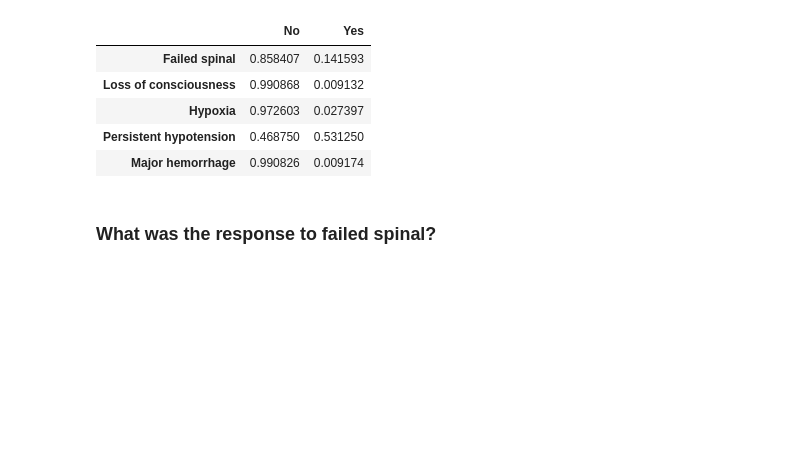
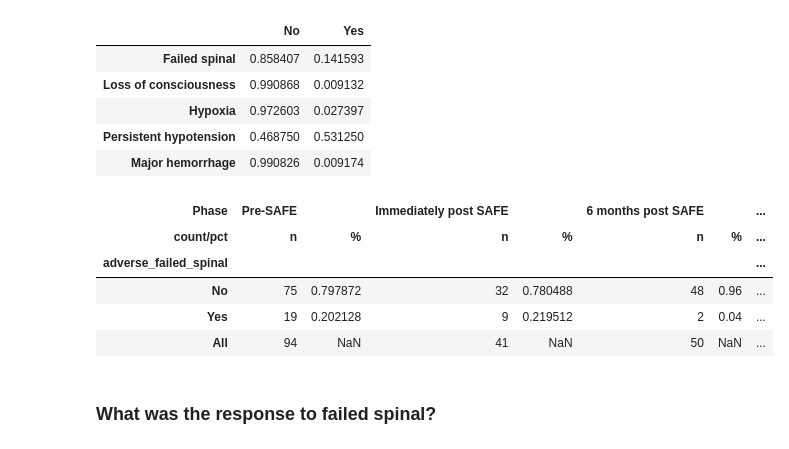
Before and after one commit to lawtj/safe, a Jupyter notebook: safe_evaluation.ipynb, the cells around one changed output. Drawn from its saved outputs; the diff is of its cells as text; code cells hidden in the pictures; blank space fills up the shorter version.

```diff
--- a/safe_evaluation.ipynb
+++ b/safe_evaluation.ipynb
@@ -1408,6 +1408,16 @@ adverse
 | Hypoxia | 0.972603 | 0.027397 |
 | Persistent hypotension | 0.468750 | 0.531250 |
 | Major hemorrhage | 0.990826 | 0.009174 |
+# %%
+taba, t1 = crossfx('adverse_failed_spinal','phase')
+t1
+# %% [output]
+| Phase | Pre-SAFE |  | Immediately post SAFE |  | 6 months post SAFE |  | ... |
+| count/pct | n | % | n | % | n | % | ... |
+| adverse_failed_spinal |  |  |  |  |  |  | ... |
+| No | 75 | 0.797872 | 32 | 0.780488 | 48 | 0.96 | ... |
+| Yes | 19 | 0.202128 | 9 | 0.219512 | 2 | 0.04 | ... |
+| All | 94 | NaN | 41 | NaN | 50 | NaN | ... |
 # %%
 #@title
 fig = go.Figure(data=[
```
Also changed, not shown: parts of 12 cells of this notebook, 1 other file.
